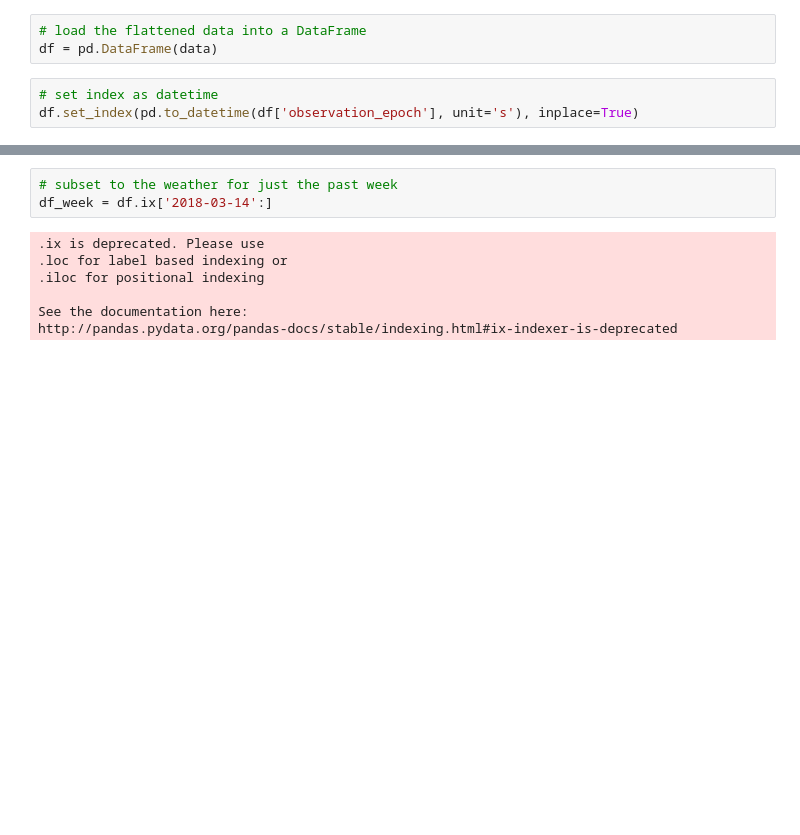
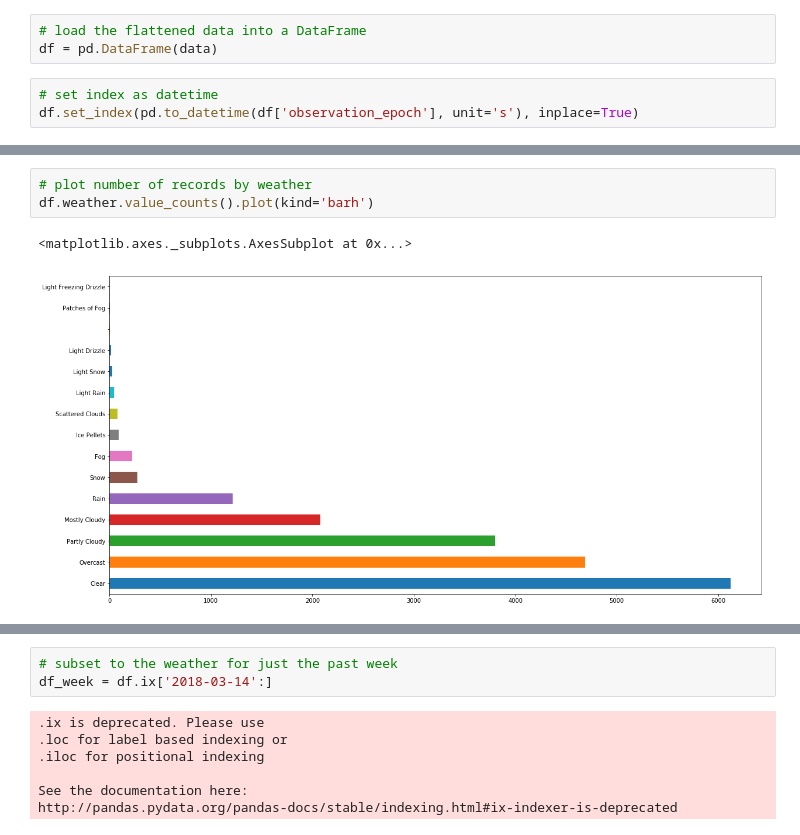
Before and after one commit to CurtLH/dSci-Projects, a Jupyter notebook: p10_arlington_weather/Arlington Weather.ipynb, the cells around one changed output, grey strips where cells are left out. Drawn from its saved outputs; the diff is of its cells as text; blank space fills up the shorter version.

```diff
--- a/p10_arlington_weather/Arlington Weather.ipynb
+++ b/p10_arlington_weather/Arlington Weather.ipynb
@@ -107,3 +114,9 @@ df.head()
+# %%
+# plot number of records by weather
+df.weather.value_counts().plot(kind='barh')
+# %% [output]
+<matplotlib.axes._subplots.AxesSubplot at 0x...>
+[figure, added]
 # %%
 # plot temerature over time
 df.temp_f.plot(title="Temperature over Time")
```
Also changed, not shown: parts of 13 cells of this notebook, 1 other file.
